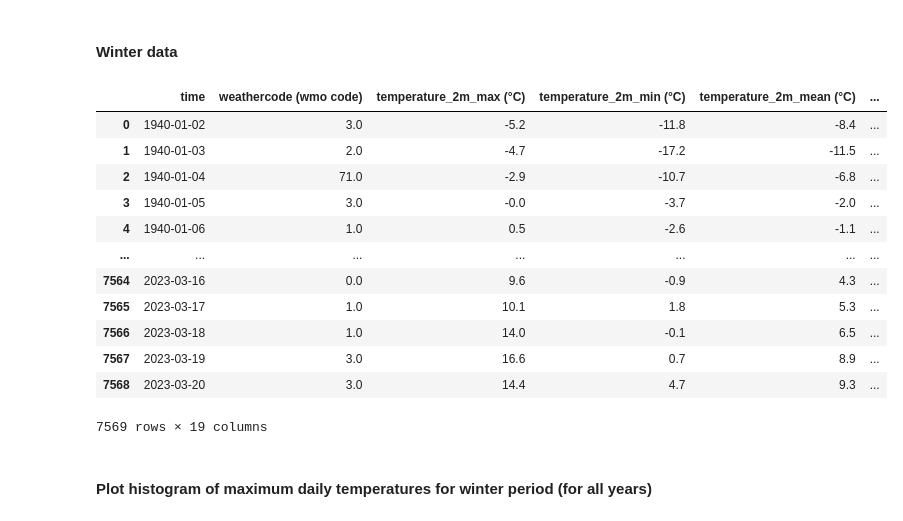
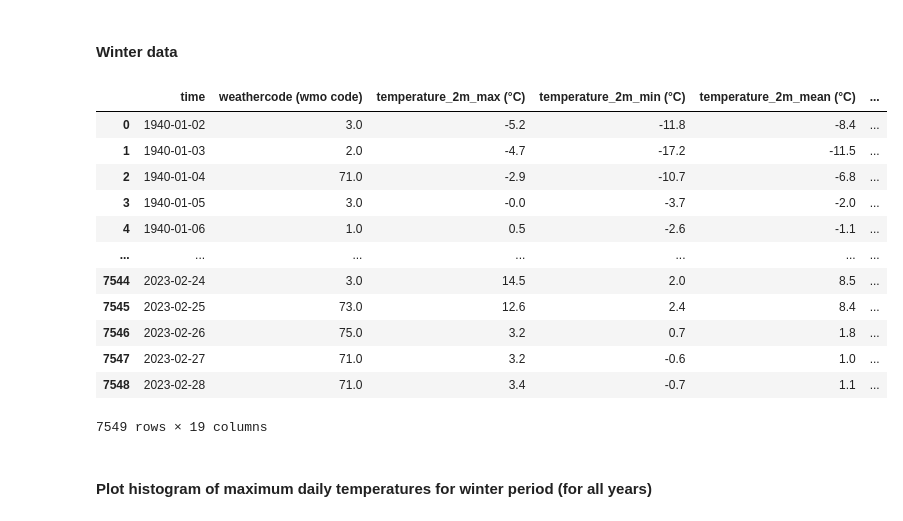
Before and after one commit to cimbaIG/Weather_data_Zagreb, a Jupyter notebook: weather_data_zagreb.ipynb, the cells around one changed output. Saved outputs shown, nothing was run; the diff lists cells and outputs as text; code cells hidden in the pictures.

```diff
--- a/weather_data_zagreb.ipynb
+++ b/weather_data_zagreb.ipynb
@@ -898,7 +898,7 @@ plt.savefig('total_num_of_coldwaves_per_decades.pdf', bbox_inches='tight')
 summer_data = pd.DataFrame()
 # Iterate over every unique year in data
 for year in data["time"].dt.year.unique():
-    summer_data = summer_data.append(data[(data["time"] >= pd.Timestamp(year=year, month=6, day=21)) & (data["time"] < pd.Timestamp(year=year, month=9, day=23))])
+    summer_data = summer_data.append(data[(data["time"] >= pd.Timestamp(year=year, month=6, day=1)) & (data["time"] <= pd.Timestamp(year=year, month=8, day=31))])
 
 # Print summer data dataframe
 summer_data = summer_data.reset_index(drop=True)
@@ -1074,29 +1074,29 @@ stat_chars_of_summer_max_temps
 # %%
 # Get only data for the winter periods
 # Create empty winter data dataframe
 winter_data = pd.DataFrame()
 # Iterate over every unique year in data
 for year in data["time"].dt.year.unique():
-    winter_data = winter_data.append(data[(data["time"] >= pd.Timestamp(year=year, month=1, day=1)) & (data["time"] < pd.Timestamp(year=year, month=3, day=21))])
-    winter_data = winter_data.append(data[(data["time"] >= pd.Timestamp(year=year, month=12, day=21)) & (data["time"] <= pd.Timestamp(year=year, month=12, day=31))])
+    winter_data = winter_data.append(data[(data["time"] >= pd.Timestamp(year=year, month=1, day=1)) & (data["time"] < pd.Timestamp(year=year, month=3, day=1))])
+    winter_data = winter_data.append(data[(data["time"] >= pd.Timestamp(year=year, month=12, day=1)) & (data["time"] <= pd.Timestamp(year=year, month=12, day=31))])
 
 # Print winter data dataframe
 winter_data = winter_data.sort_values(by="time").drop_duplicates(subset=["time"]).reset_index(drop=True)
 winter_data
 # %% [output]
 |  | time | weathercode (wmo code) | temperature_2m_max (°C) | temperature_2m_min (°C) | temperature_2m_mean (°C) | ... |
 | 0 | 1940-01-02 | 3.0 | -5.2 | -11.8 | -8.4 | ... |
 | 1 | 1940-01-03 | 2.0 | -4.7 | -17.2 | -11.5 | ... |
 | 2 | 1940-01-04 | 71.0 | -2.9 | -10.7 | -6.8 | ... |
 | 3 | 1940-01-05 | 3.0 | -0.0 | -3.7 | -2.0 | ... |
 | 4 | 1940-01-06 | 1.0 | 0.5 | -2.6 | -1.1 | ... |
 | ... | ... | ... | ... | ... | ... | ... |
-| 7564 | 2023-03-16 | 0.0 | 9.6 | -0.9 | 4.3 | ... |
-| 7565 | 2023-03-17 | 1.0 | 10.1 | 1.8 | 5.3 | ... |
-| 7566 | 2023-03-18 | 1.0 | 14.0 | -0.1 | 6.5 | ... |
-| 7567 | 2023-03-19 | 3.0 | 16.6 | 0.7 | 8.9 | ... |
-| 7568 | 2023-03-20 | 3.0 | 14.4 | 4.7 | 9.3 | ... |
+| 7544 | 2023-02-24 | 3.0 | 14.5 | 2.0 | 8.5 | ... |
+| 7545 | 2023-02-25 | 73.0 | 12.6 | 2.4 | 8.4 | ... |
+| 7546 | 2023-02-26 | 75.0 | 3.2 | 0.7 | 1.8 | ... |
+| 7547 | 2023-02-27 | 71.0 | 3.2 | -0.6 | 1.0 | ... |
+| 7548 | 2023-02-28 | 71.0 | 3.4 | -0.7 | 1.1 | ... |
-7569 rows × 19 columns
+7549 rows × 19 columns
 # %% [markdown]
 #### Plot histogram of maximum daily temperatures for winter period (for all years)
 # %%
```
Also changed, not shown: parts of 9 cells of this notebook, 20 other files.
